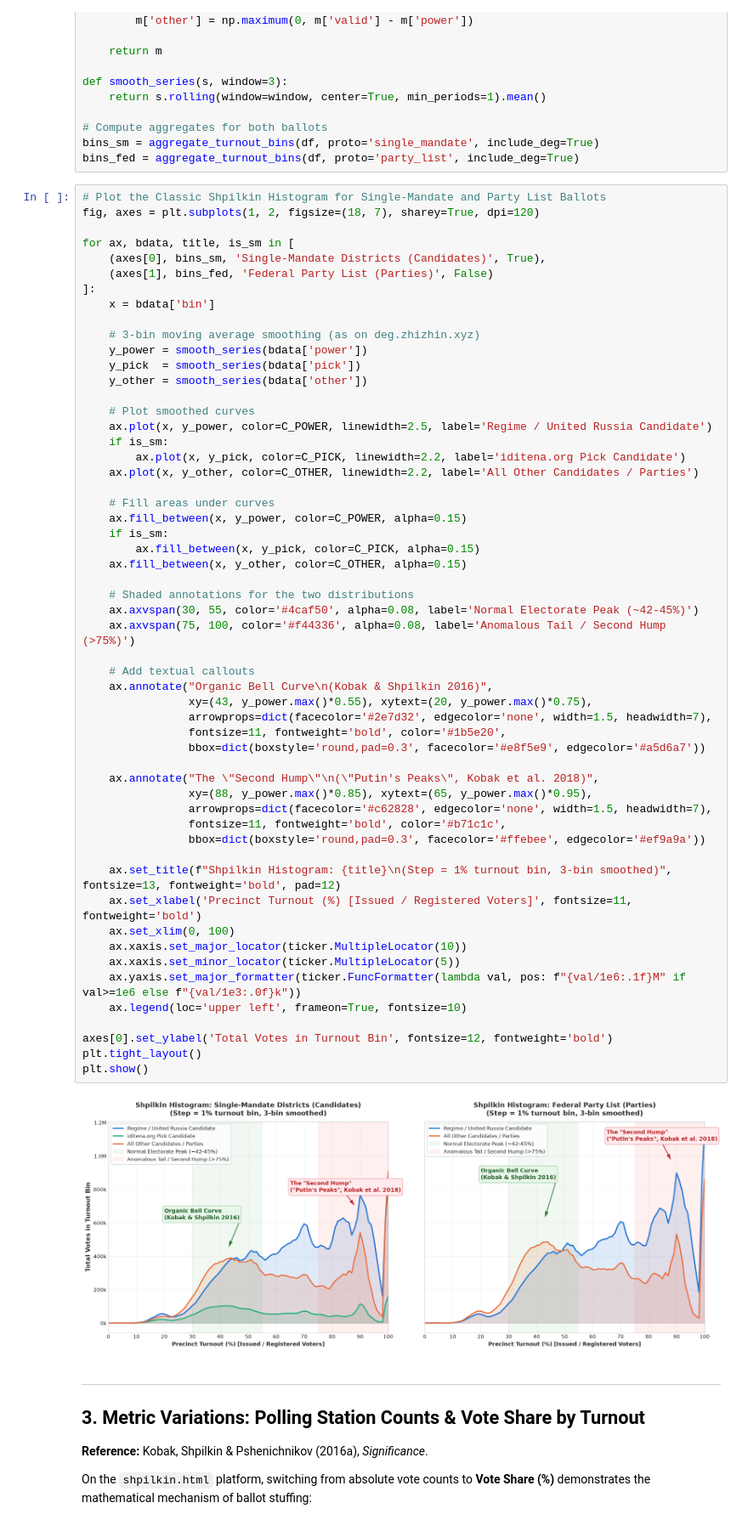
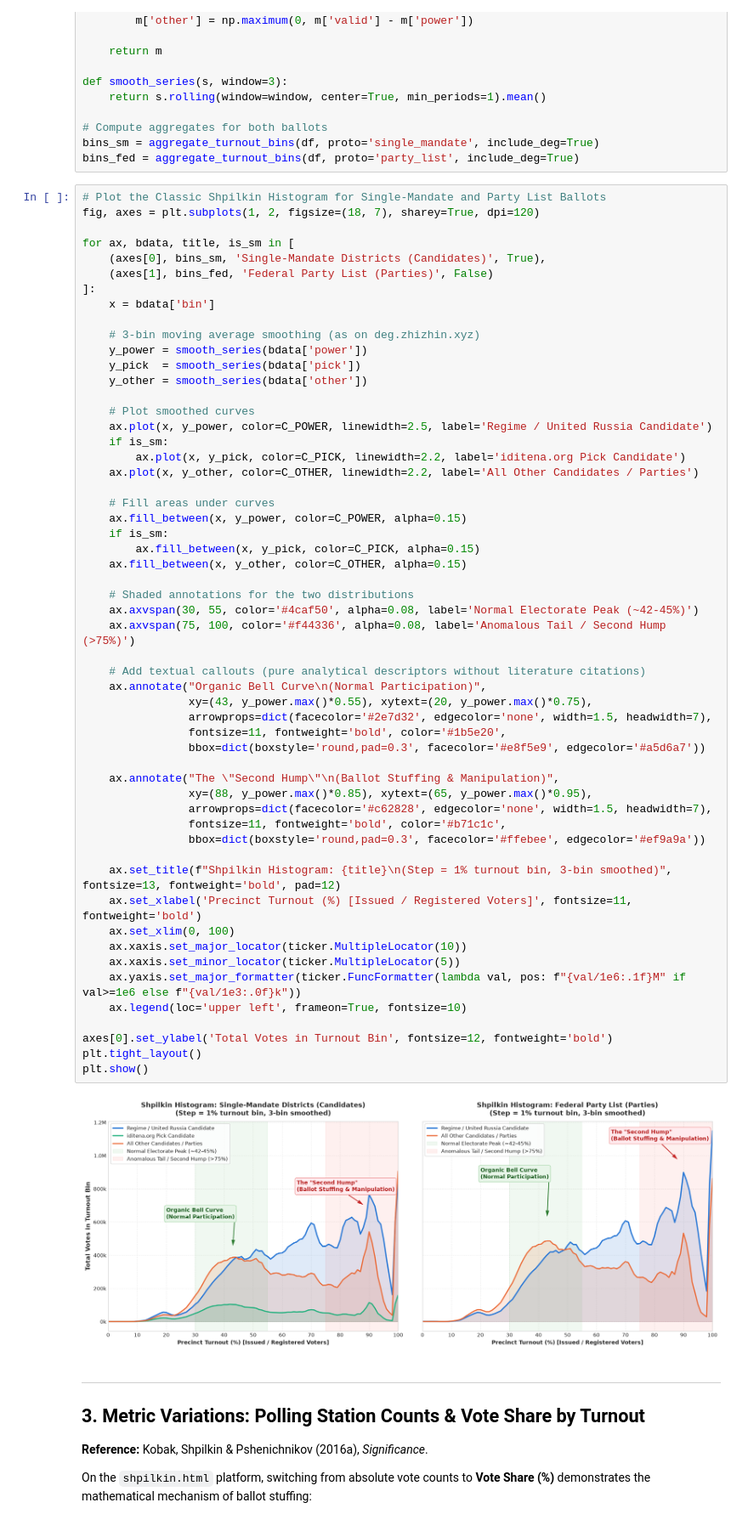
Before and after one commit to valentynbez/stolen-elections, a Jupyter notebook: notebooks/stolen-elections.ipynb, the cells around one changed output. Shown at 85% size. Cells and saved outputs as stored; diff of their text form.

```diff
--- a/notebooks/stolen-elections.ipynb
+++ b/notebooks/stolen-elections.ipynb
@@ -213,37 +213,37 @@ for ax, bdata, title, is_sm in [
     if is_sm:
         ax.fill_between(x, y_pick, color=C_PICK, alpha=0.15)
     ax.fill_between(x, y_other, color=C_OTHER, alpha=0.15)
 
     # Shaded annotations for the two distributions
     ax.axvspan(30, 55, color='#4caf50', alpha=0.08, label='Normal Electorate Peak (~42-45%)')
     ax.axvspan(75, 100, color='#f44336', alpha=0.08, label='Anomalous Tail / Second Hump (>75%)')
 
-    # Add textual callouts
-    ax.annotate("Organic Bell Curve\n(Kobak & Shpilkin 2016)",
+    # Add textual callouts (pure analytical descriptors without literature citations)
+    ax.annotate("Organic Bell Curve\n(Normal Participation)",
                 xy=(43, y_power.max()*0.55), xytext=(20, y_power.max()*0.75),
                 arrowprops=dict(facecolor='#2e7d32', edgecolor='none', width=1.5, headwidth=7),
                 fontsize=11, fontweight='bold', color='#1b5e20',
                 bbox=dict(boxstyle='round,pad=0.3', facecolor='#e8f5e9', edgecolor='#a5d6a7'))
 
-    ax.annotate("The \"Second Hump\"\n(\"Putin's Peaks\", Kobak et al. 2018)",
+    ax.annotate("The \"Second Hump\"\n(Ballot Stuffing & Manipulation)",
                 xy=(88, y_power.max()*0.85), xytext=(65, y_power.max()*0.95),
                 arrowprops=dict(facecolor='#c62828', edgecolor='none', width=1.5, headwidth=7),
                 fontsize=11, fontweight='bold', color='#b71c1c',
                 bbox=dict(boxstyle='round,pad=0.3', facecolor='#ffebee', edgecolor='#ef9a9a'))
 
     ax.set_title(f"Shpilkin Histogram: {title}\n(Step = 1% turnout bin, 3-bin smoothed)", fontsize=13, fontweight='bold', pad=12)
     ax.set_xlabel('Precinct Turnout (%) [Issued / Registered Voters]', fontsize=11, fontweight='bold')
     ax.set_xlim(0, 100)
     ax.xaxis.set_major_locator(ticker.MultipleLocator(10))
     ax.xaxis.set_minor_locator(ticker.MultipleLocator(5))
     ax.yaxis.set_major_formatter(ticker.FuncFormatter(lambda val, pos: f"{val/1e6:.1f}M" if val>=1e6 else f"{val/1e3:.0f}k"))
     ax.legend(loc='upper left', frameon=True, fontsize=10)
 
 axes[0].set_ylabel('Total Votes in Turnout Bin', fontsize=12, fontweight='bold')
 plt.tight_layout()
 plt.show()
 # %% [output]
-[figure, old version]
+[figure, new version]
 # %% [markdown]
 ---
 ## 3. Metric Variations: Polling Station Counts & Vote Share by Turnout
```
Also changed, not shown: parts of 1 cell of this notebook.
